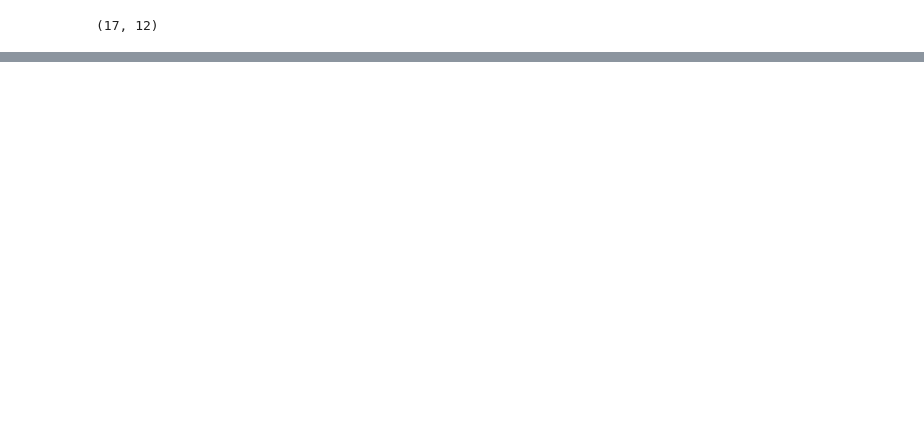
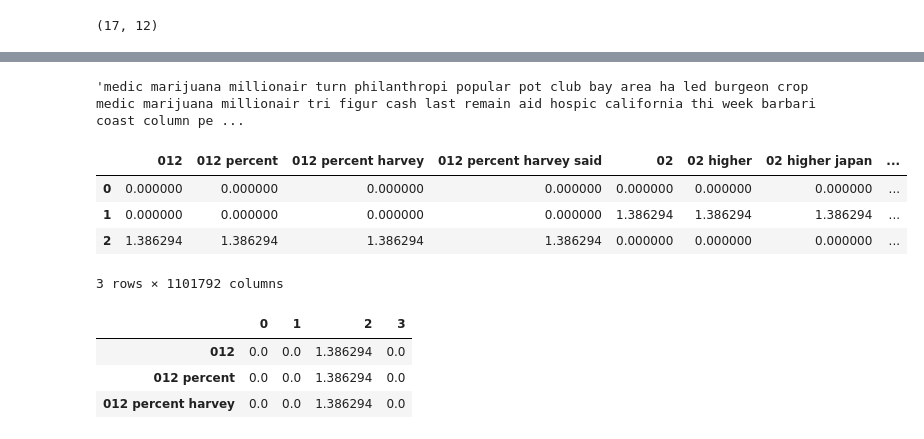
Before and after one commit to pgr-me/metis_projects, a Jupyter notebook: fletcher/analyze_data.ipynb, the cells around one changed output, grey strips where cells are left out. Drawn from its saved outputs; the diff is of its cells as text; code cells hidden in the pictures; blank space fills up the shorter version.

```diff
--- a/fletcher/analyze_data.ipynb
+++ b/fletcher/analyze_data.ipynb
@@ -184,0 +181,2 @@ df_bins['bin']
+# %%
+df_binned = df_bins.groupby('bin')['clean'].apply(lambda x: '%s' % ' '.join(x)).to_frame(name='clean'); df_binned.head(3)
@@ -184,0 +189,23 @@ df_bins['bin']
+# %%
+li2 = df_to_li(df_binned, 'clean'); li2[3]
+# %% [output]
+'medic marijuana millionair turn philanthropi popular pot club bay area ha led burgeon crop medic marijuana millionair tri figur cash last remain aid hospic california thi week barbari coast column pe ...
+# %%
+df_tf2 = get_tf(li2, 4)
+# %%
+idf2 = calc_idf(df_tf2)
+tf_idf2 = get_tf_idf(df_tf2, idf2); tf_idf2.head(3)
+# %% [output]
+|  | 012 | 012 percent | 012 percent harvey | 012 percent harvey said | 02 | 02 higher | 02 higher japan | ... |
+| 0 | 0.000000 | 0.000000 | 0.000000 | 0.000000 | 0.000000 | 0.000000 | 0.000000 | ... |
+| 1 | 0.000000 | 0.000000 | 0.000000 | 0.000000 | 1.386294 | 1.386294 | 1.386294 | ... |
+| 2 | 1.386294 | 1.386294 | 1.386294 | 1.386294 | 0.000000 | 0.000000 | 0.000000 | ... |
+3 rows × 1101792 columns
+# %%
+tf_idf_t = tf_idf.transpose()
+tf_idf2_t = tf_idf2.transpose(); tf_idf2_t.head(3)
+# %% [output]
+|  | 0 | 1 | 2 | 3 |
+| 012 | 0.0 | 0.0 | 1.386294 | 0.0 |
+| 012 percent | 0.0 | 0.0 | 1.386294 | 0.0 |
+| 012 percent harvey | 0.0 | 0.0 | 1.386294 | 0.0 |
```
Also changed, not shown: parts of 33 cells of this notebook, 4 other files.
